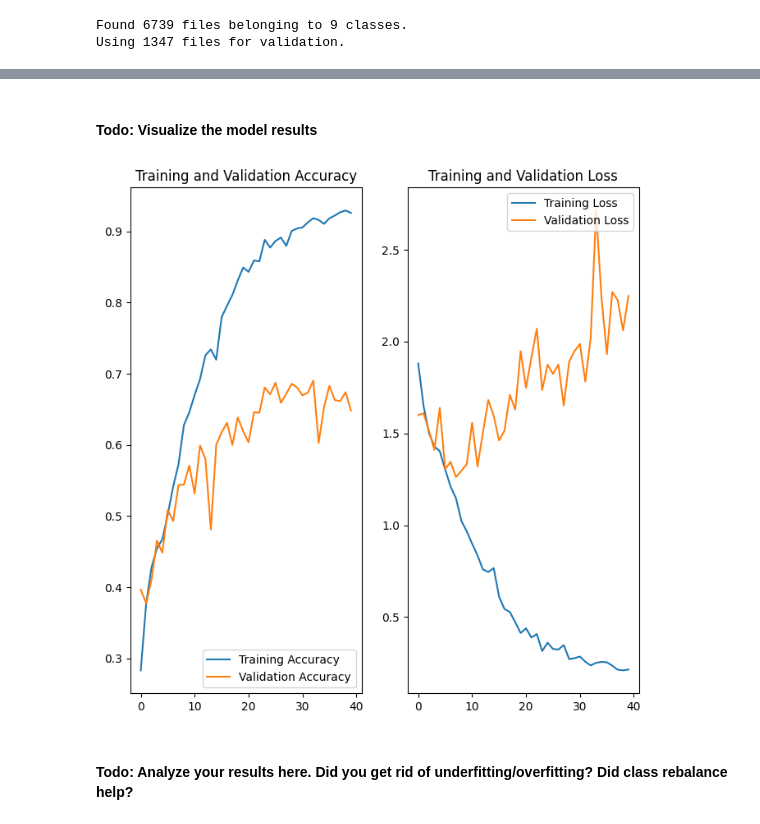
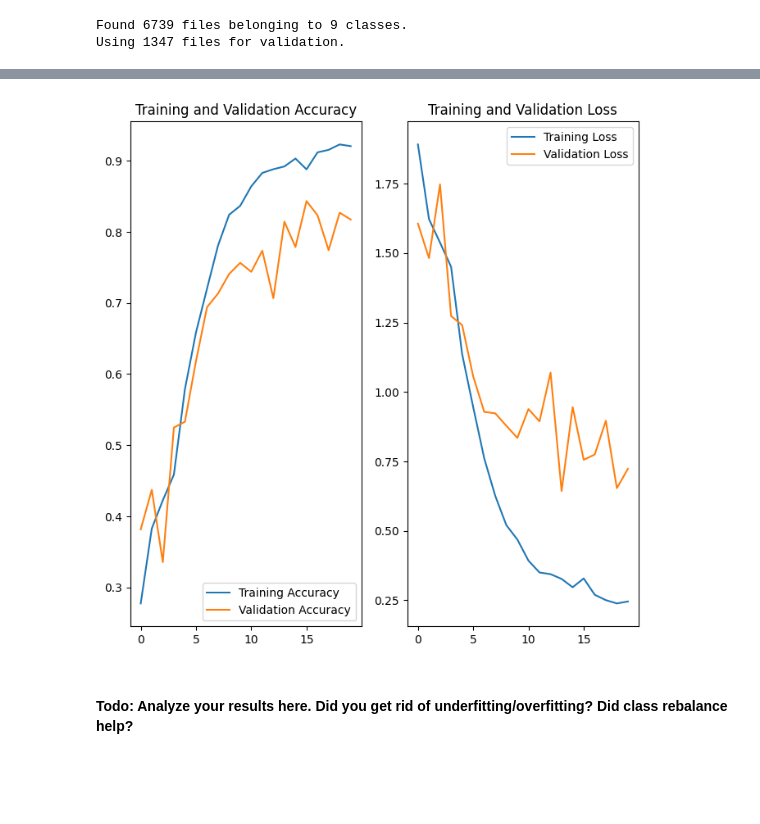
Before and after one commit to harish-babu/stash-ai-ml-models, a Jupyter notebook: harish_babu_nn.ipynb, the cells around one changed output, grey strips where cells are left out. Cells and saved outputs as stored; diff of their text form; code cells hidden in the pictures; blank space fills up the shorter version.

Commit message:
* Changes in final model
___ only rotate in augmentation
___ added dropout layer in final model
___ overfitting has reduced,

```diff
--- a/harish_babu_nn.ipynb
+++ b/harish_babu_nn.ipynb
@@ -487,7 +503,7 @@ from tensorflow.keras import layers
 from tensorflow.keras.models import Sequential
 
 
-data_dir_train1=pathlib.Path("/content/gdrive/MyDrive/Skin-Cancer-ISIC/Train")
+data_dir_train1=pathlib.Path(base_path + "/Skin-Cancer-ISIC/Train")
 train_ds = tf.keras.preprocessing.image_dataset_from_directory(
   data_dir_train1,
   seed=123,
@@ -543,5 +566,6 @@ model.add(Dense(num_classes, activation = "softmax"))
 # %%
-## ### Your code goes here
-model.compile(optimizer='adam',
-              loss=tf.keras.losses.SparseCategoricalCrossentropy(from_logits=True),
-              metrics=['accuracy'])
+model.compile(
+    optimizer="adam",
+    loss=tf.keras.losses.SparseCategoricalCrossentropy(from_logits=True),
+    metrics=["accuracy"],
+)
@@ -550,9 +572,4 @@ model.compile(optimizer='adam',
 # %%
-epochs=40
-## Your code goes here, use 50 epochs.
-history = model.fit(
-  train_ds,
-  validation_data=val_ds,
-  epochs=epochs
-)
+epochs=20
+history = model.fit(train_ds, validation_data=val_ds, epochs=epochs)
 # %% [output]
@@ -577,29 +594,8 @@ Epoch 40/40
-# %% [markdown]
-#### **Todo:**  Visualize the model results
-# %%
-acc = history.history['accuracy']
-val_acc = history.history['val_accuracy']
-
-loss = history.history['loss']
-val_loss = history.history['val_loss']
-
-epochs_range = range(epochs)
-
-plt.figure(figsize=(8, 8))
-plt.subplot(1, 2, 1)
-plt.plot(epochs_range, acc, label='Training Accuracy')
-plt.plot(epochs_range, val_acc, label='Validation Accuracy')
-plt.legend(loc='lower right')
-plt.title('Training and Validation Accuracy')
-
-plt.subplot(1, 2, 2)
-plt.plot(epochs_range, loss, label='Training Loss')
-plt.plot(epochs_range, val_loss, label='Validation Loss')
-plt.legend(loc='upper right')
-plt.title('Training and Validation Loss')
-plt.show()
-# %% [output]
-[figure, removed]
+# %%
+# Model accuracy visualization
+plot_training_validation(history, epochs)
+# %% [output]
+[figure, added]
 # %% [markdown]
 #### **Todo:**  Analyze your results here. Did you get rid of underfitting/overfitting? Did class rebalance help?
 # %% [markdown]
```
Also changed, not shown: parts of 21 cells of this notebook.
